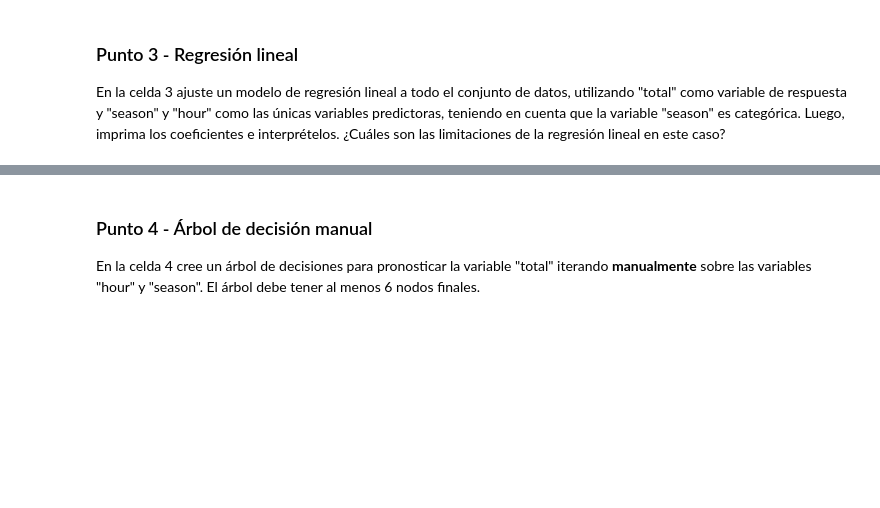
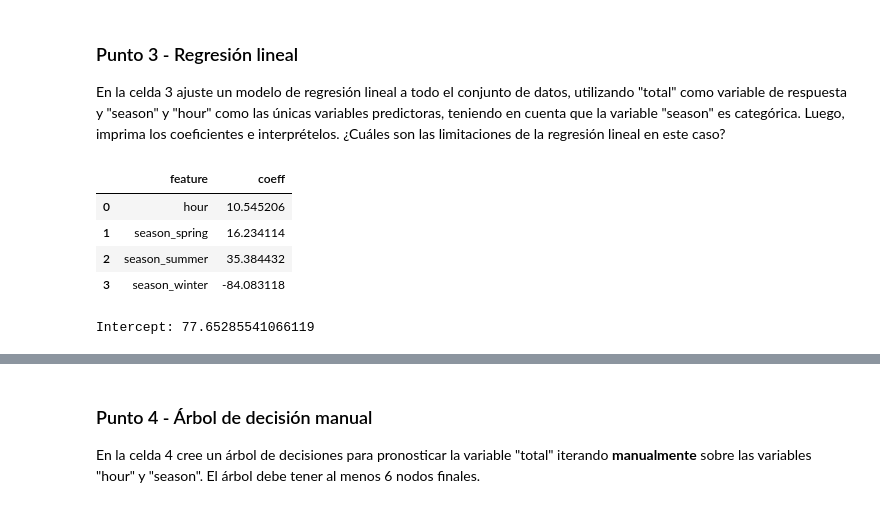
Before and after one commit to JuanD13Perez/MIAD, a Jupyter notebook: S1TC1_arboles_ensamblajes.ipynb, the cells around one changed output, grey strips where cells are left out. Saved outputs shown, nothing was run; the diff lists cells and outputs as text; code cells hidden in the pictures; blank space fills up the shorter version.

```diff
--- a/S1TC1_arboles_ensamblajes.ipynb
+++ b/S1TC1_arboles_ensamblajes.ipynb
@@ -120,0 +120,21 @@ En la celda 3 ajuste un modelo de regresión lineal a todo el conjunto de datos,
+# %%
+# Celda 3
+X_Lineal = bikes.loc[:, ['season', 'hour']]
+X_Lineal['season']= X_Lineal['season'].map({1:'winter', 2:'spring', 3:'summer', 4:'fall'})
+#X_Lineal['const'] = 1
+# Tratamiento categoricas
+X_Lineal = pd.get_dummies(X_Lineal, drop_first=True)
+y_Lineal = bikes.loc[:,'total']
+
+# Construcción modelo
+model_Lineal = LinearRegression().fit(X_Lineal, y_Lineal)
+# Coeficientes
+display(pd.DataFrame(zip(X_Lineal.columns, model_Lineal.coef_), columns=['feature', 'coeff']))
+print('Intercept:', model_Lineal.intercept_)
+# %% [output]
+|  | feature | coeff |
+| 0 | hour | 10.545206 |
+| 1 | season_spring | 16.234114 |
+| 2 | season_summer | 35.384432 |
+| 3 | season_winter | -84.083118 |
+Intercept: 77.65285541066119
```
Also changed, not shown: parts of 35 cells of this notebook, 2 other files.
